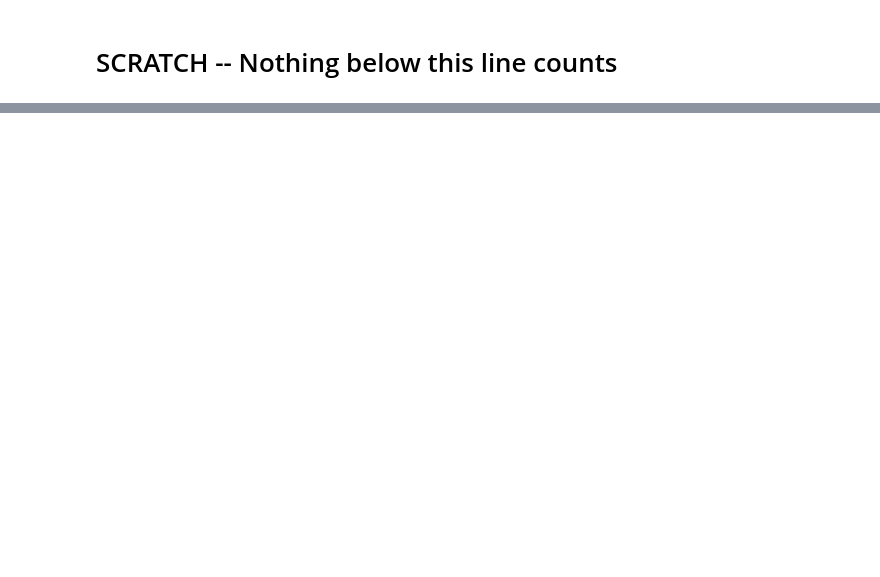
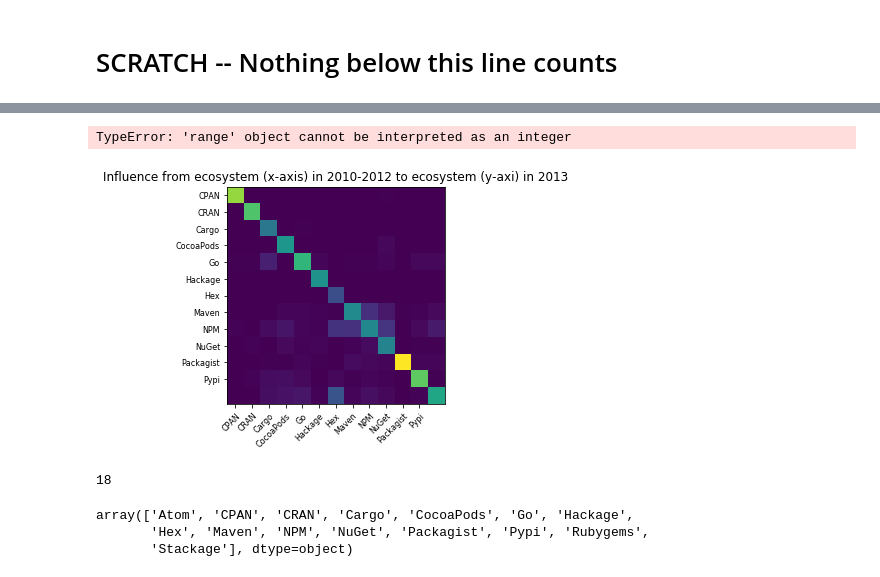
Before and after one commit to cbogart/dev-migration, a Jupyter notebook: scripts/Target Analysis.ipynb, the cells around one changed output, grey strips where cells are left out. Saved outputs shown, nothing was run; the diff lists cells and outputs as text; code cells hidden in the pictures; blank space fills up the shorter version.

```diff
--- a/scripts/Target Analysis.ipynb
+++ b/scripts/Target Analysis.ipynb
@@ -106,0 +162,37 @@ eco_influence[otherlinks].loc[("Eclipse",slice(None),2012),"scaled_influence"].i
+# %%
+ecos = ["CPAN","CRAN","Cargo","CocoaPods","Go","Hackage","Hex","Maven","NPM","NuGet","Packagist","Pypi","Rubygems"]
+infl = eco_influence.loc[(ecos,ecos,2013),"scaled_influence"].sort_index().unstack(level=1)
+
+%matplotlib inline
+#infl.imshow()
+from matplotlib import pyplot as plt
+fig = plt.figure()
+ax1 = fig.add_subplot(111)
+cax = ax1.imshow(infl, interpolation="none")
+ax1.set_xticks(range(0,infl.columns.values.size-1))
+ax1.set_yticks(range(0,infl.index.levels[0].values.size-1))
+ax1.set_xticklabels(infl.columns.values,fontsize=8)
+ax1.set_yticklabels(infl.index.levels[0].values,fontsize=8)
+plt.setp(ax1.get_xticklabels(), rotation=45, ha="right",
+         rotation_mode="anchor")
+ax1.set_title("Influence from ecosystem (x-axis) in 2010-2012 to ecosystem (y-axi) in 2013")
+for i in range(range(0,infl.columns.values.size-1)):
+    for j in range(range(0,infl.index.levels[0].values.size-1)):
+        text = ax1.text(j, i, infl.iloc[i, j],
+                       ha="center", va="center", color="w")
+
+fig.tight_layout()
+infl
+# %% [output]
+TypeError: 'range' object cannot be interpreted as an integer
+[figure, added]
+# %%
+infl.index.levels[0].values.size
+# %% [output]
+18
+# %%
+infl.columns.values
+# %% [output]
+array(['Atom', 'CPAN', 'CRAN', 'Cargo', 'CocoaPods', 'Go', 'Hackage',
+       'Hex', 'Maven', 'NPM', 'NuGet', 'Packagist', 'Pypi', 'Rubygems',
+       'Stackage'], dtype=object)
```
Also changed, not shown: parts of 23 cells of this notebook, 2 other files.
